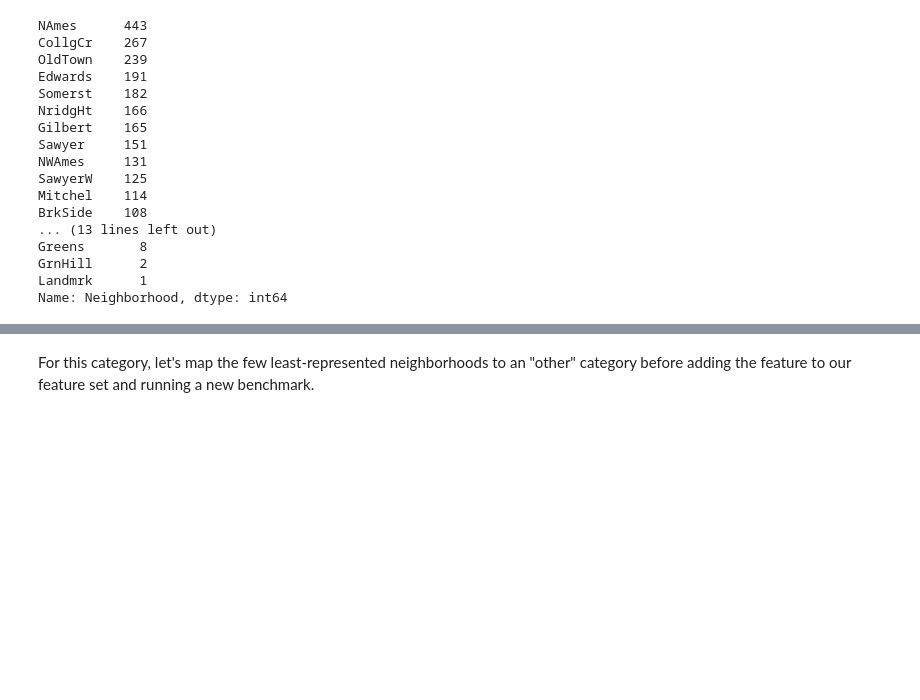
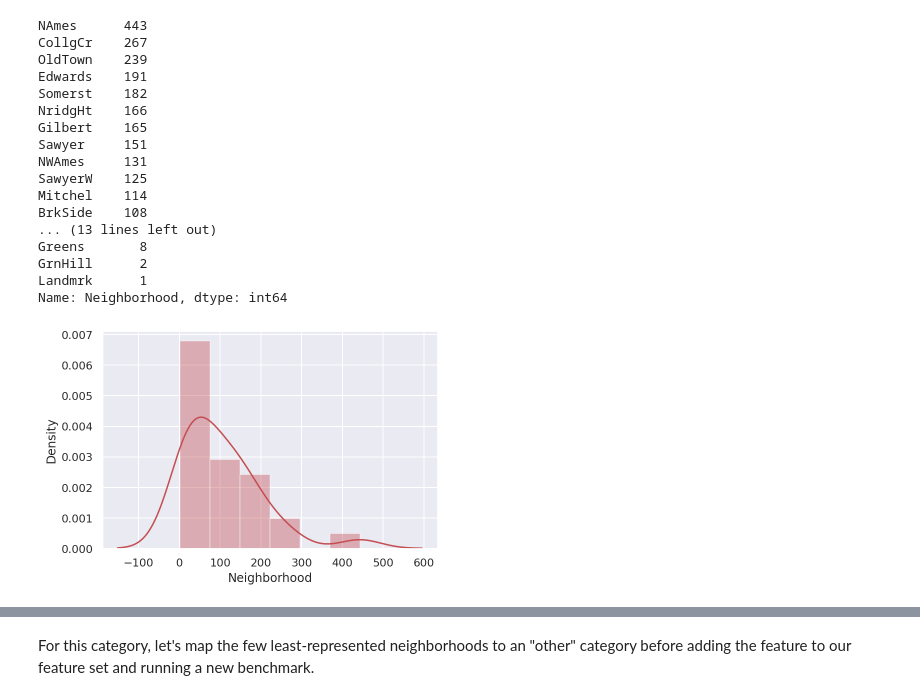
Before and after one commit to azminewasi/IBM-Machine-Learning, a Jupyter notebook: tutorial-feature-engineering-with-polynomials.ipynb, the cells around one changed output, grey strips where cells are left out. Drawn from its saved outputs; the diff is of its cells as text; code cells hidden in the pictures; blank space fills up the shorter version.

```diff
--- a/tutorial-feature-engineering-with-polynomials.ipynb
+++ b/tutorial-feature-engineering-with-polynomials.ipynb
@@ -460,3 +464,7 @@ Greens       8
 GrnHill      2
 Landmrk      1
 Name: Neighborhood, dtype: int64
+# %%
+ax = sns.distplot(nbh_counts,color='r')
+# %% [output]
+[figure, added]
```
Also changed, not shown: parts of 5 cells of this notebook.
